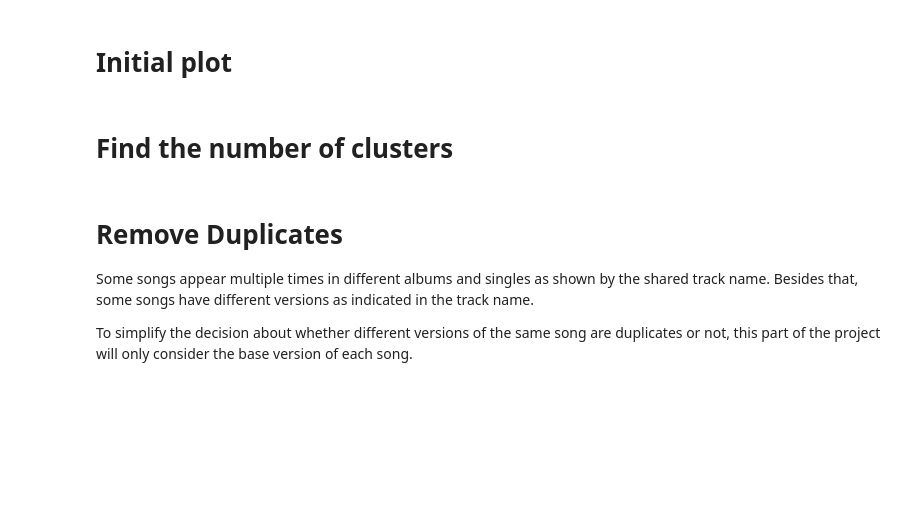
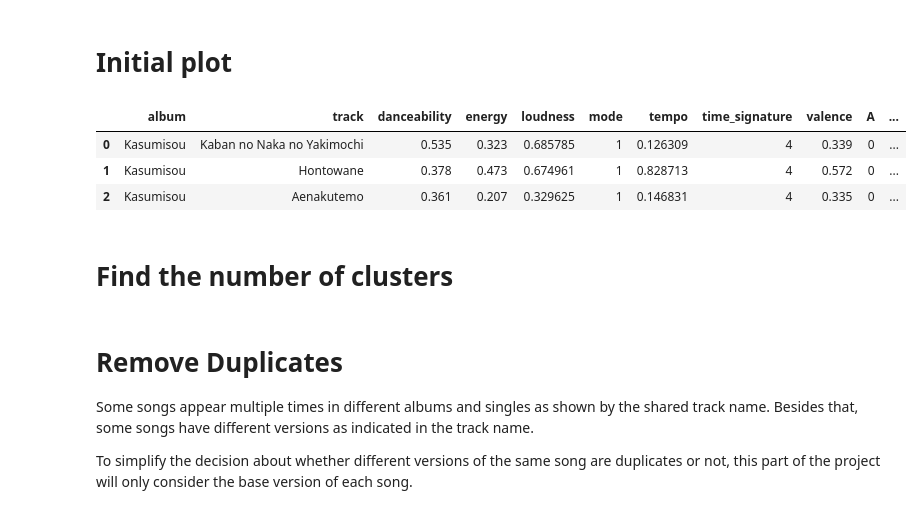
Before and after one commit to echodeltafour/data-science-adventures, a Jupyter notebook: clustering/Oku_Hanako_songs.ipynb, the cells around one changed output. Drawn from its saved outputs; the diff is of its cells as text; code cells hidden in the pictures; blank space fills up the shorter version.

```diff
--- a/clustering/Oku_Hanako_songs.ipynb
+++ b/clustering/Oku_Hanako_songs.ipynb
@@ -192,36 +197,50 @@ encoded_df.head(3)
 # %% [markdown]
 # Initial plot
 # %%
-"""PCA"""
 def apply_pca(df, feature_cols, num_pc):
   """
   Apply PCA to find num_pc principal components in the input df,
   and returns the df with the principal components attached.
 
   Args:
       df: The dataframe of input features
       feature_cols: The list of names of columns containing the features
       num_pc: The integer number of principal components to find
 
   Returns:
       A dataframe of the input df with the principal component coordinates attached.
   """
 
   # Keep only the feature columns
   feature_df = df[feature_cols]
 
   # Set up PCA transformer
   pca = PCA(n_components=num_pc)
   pca.fit(feature_df)
 
   # Find the principal components
   identified_pc = pca.transform(feature_df)
 
   # Attach the principal components to the input df
-  #newFeatureDF = pd.DataFrame(identified_pc)
-  #newFeatureDF.columns = ['component1', 'component2']
+  df_with_pc = pd.DataFrame(np.concatenate([df, identified_pc], axis=1))
 
-  return newFeatureDF
+  return df_with_pc
+
+
+""" Apply PCA function """
+# List of feature columns
+feature_cols = ['danceability','energy','loudness','mode','tempo','time_signature','valence',
+                'A','A_sharp','B','C','C_sharp','D','D_sharp','E','F','F_sharp','G','G_sharp']
+
+# Apply PCA
+df_with_pc = apply_pca(encoded_df, feature_cols, 2)
+df_with_pc.columns = ['album', 'track'] + feature_cols + ['component_1', 'component_2']
+df_with_pc.head(3)
+# %% [output]
+|  | album | track | danceability | energy | loudness | mode | tempo | time_signature | valence | A | ... |
+| 0 | Kasumisou | Kaban no Naka no Yakimochi | 0.535 | 0.323 | 0.685785 | 1 | 0.126309 | 4 | 0.339 | 0 | ... |
+| 1 | Kasumisou | Hontowane | 0.378 | 0.473 | 0.674961 | 1 | 0.828713 | 4 | 0.572 | 0 | ... |
+| 2 | Kasumisou | Aenakutemo | 0.361 | 0.207 | 0.329625 | 1 | 0.146831 | 4 | 0.335 | 0 | ... |
 # %%
 """Initial plot of data after PCA"""
 # %% [markdown]
```
Also changed, not shown: parts of 5 cells of this notebook.
